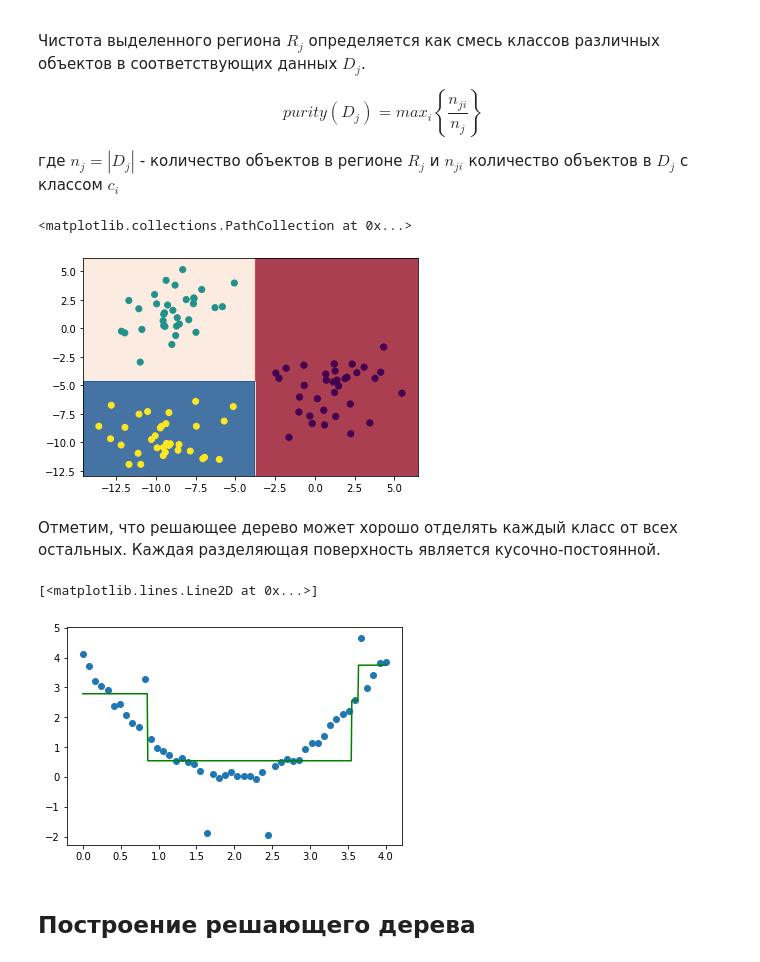
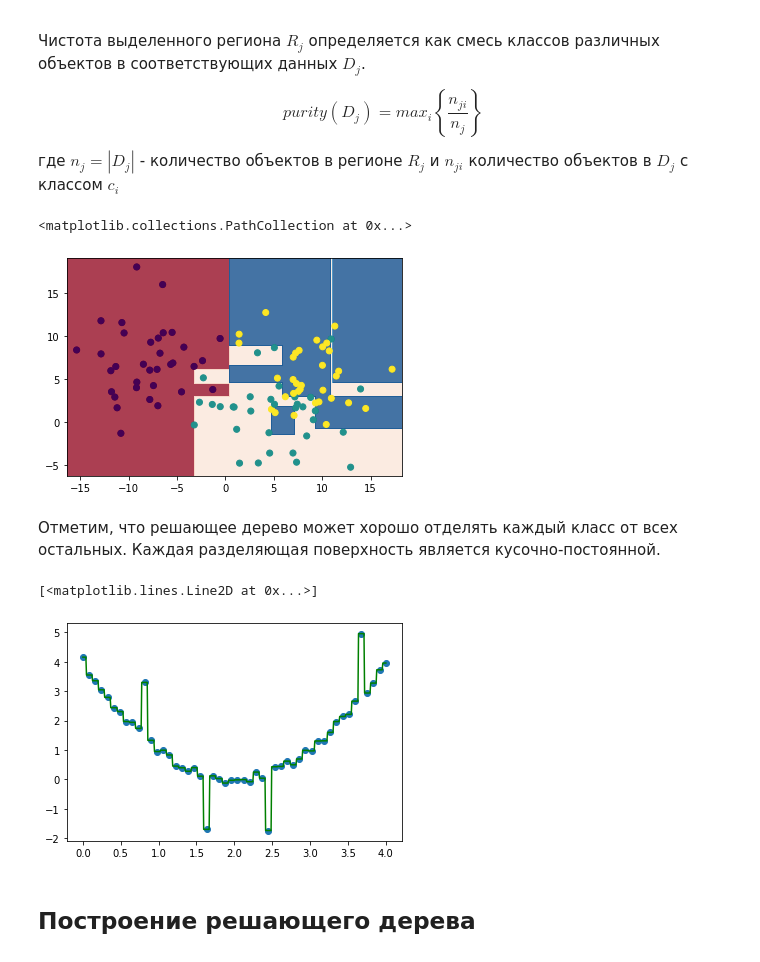
Before and after one commit to zvvzuzin/ml_course, a Jupyter notebook: lectures/5_decision_tree/lect_decision_tree.ipynb, the cells around one changed output. Drawn from its saved outputs; the diff is of its cells as text; code cells hidden in the pictures.

```diff
--- a/lectures/5_decision_tree/lect_decision_tree.ipynb
+++ b/lectures/5_decision_tree/lect_decision_tree.ipynb
@@ -35,26 +35,26 @@ from sklearn.datasets import make_blobs, make_moons
 import matplotlib.pyplot as plt
 import numpy as np
 # %%
-x, y = make_blobs(centers = 3, cluster_std=2)
+x, y = make_blobs(centers = 3, cluster_std=4)
 plt.scatter(x[:,0], x[:,1], c = y)
 
 from sklearn.tree import DecisionTreeClassifier
 
 h = .02
 x_min, x_max = np.min(x[:,0]) - 1, np.max(x[:,0]) + 1
 y_min, y_max = np.min(x[:,1]) - 1, np.max(x[:,1]) + 1
 xx, yy = np.meshgrid(np.arange(x_min, x_max, h),
                          np.arange(y_min, y_max, h))
 clf = DecisionTreeClassifier()
 clf.fit(x, y)
 Z = clf.predict(np.transpose(np.vstack([xx.ravel(), yy.ravel()])))
 cm = plt.cm.RdBu
 Z = Z.reshape(xx.shape)
 plt.contourf(xx, yy, Z, cmap=cm, alpha=.8)
 plt.scatter(x[:,0], x[:,1], c = y)
 # %% [output]
 <matplotlib.collections.PathCollection at 0x...>
-[figure, old version]
+[figure, new version]
 # %% [markdown]
 Отметим, что решающее дерево может хорошо отделять каждый класс от всех остальных. Каждая разделяющая поверхность является кусочно-постоянной.
 # %%
@@ -67,7 +67,7 @@ y[45] += 2
 plt.scatter(x, y)
 
 from sklearn.tree import DecisionTreeRegressor
-clf = DecisionTreeRegressor(max_depth = 2)
+clf = DecisionTreeRegressor(max_depth = 20)
 clf.fit(x.reshape(-1,1), y.reshape(-1,1))
 
 x_pred = np.linspace(0, 4, 500)
@@ -75,7 +75,7 @@ y_pred = clf.predict(x_pred.reshape(-1,1))
 plt.plot(x_pred, y_pred, color='g')
 # %% [output]
 [<matplotlib.lines.Line2D at 0x...>]
-[figure, old version]
+[figure, new version]
 # %% [markdown]
 ## Построение решающего дерева
 # %% [markdown]
```
Also changed, not shown: parts of 17 cells of this notebook, 2 other files.
